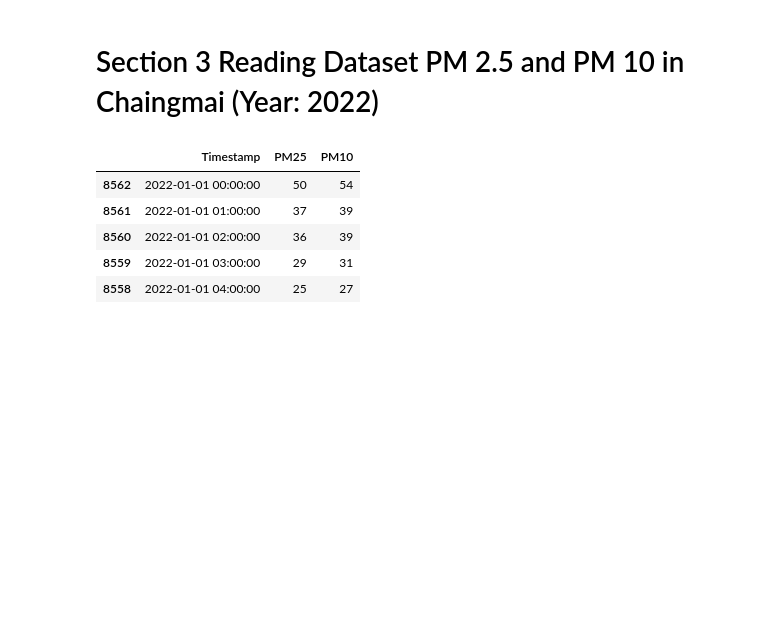
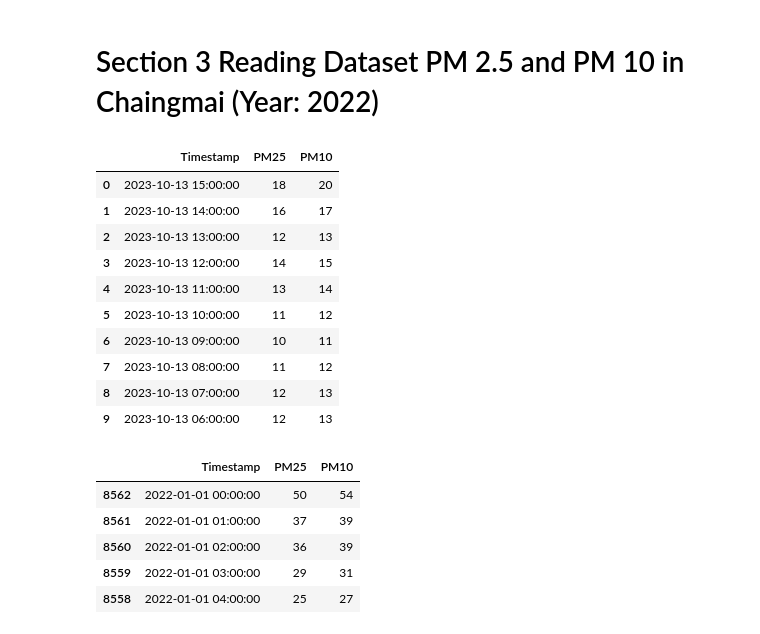
Before and after one commit to akaddman/ml_data, a Jupyter notebook: The_Relationship_of_PM2_5_and_PM10_with_Respiratory_Disease_Incidence_in_Mueang_Chiang_Mai.ipynb, the cells around one changed output. Saved outputs shown, nothing was run; the diff lists cells and outputs as text; code cells hidden in the pictures; blank space fills up the shorter version.

```diff
--- a/The_Relationship_of_PM2_5_and_PM10_with_Respiratory_Disease_Incidence_in_Mueang_Chiang_Mai.ipynb
+++ b/The_Relationship_of_PM2_5_and_PM10_with_Respiratory_Disease_Incidence_in_Mueang_Chiang_Mai.ipynb
@@ -50,21 +52,34 @@ inf('\u2714 Clone data Complete!!! ','success', '300px')
 # %%
 # @title 3.1 Reading Dataset PM 2.5 and PM 10 in Chaingmai (Year: 2022)
 
 #reading the dataset
 csv_files = [
     '/content/ml_data/BearHugCafe-เมือง-เชียงใหม่.csv',
     '/content/ml_data/คณะมนุษยศาสตร์-มช-HB5-เชียงใหม่.csv',
     '/content/ml_data/ชุมชนวัดเกต-เมือง-เชียงใหม่.csv']
 
 df = pd.concat([pd.read_csv(file) for file in csv_files ], ignore_index=True)
 
-dfd=df[ ['Timestamp','PM25','PM10'] ].reset_index()
-dfd=dfd.drop(labels='index', axis=1)
+dfd = df[ ['Timestamp','PM25','PM10'] ].reset_index()
+dfd = dfd.drop(labels='index', axis=1)
 
 dfd['Timestamp']=pd.to_datetime(dfd['Timestamp'])
+
 # dfd.info()
 # print(dfd.shape)
-# dfd.head()
+dfd.head(10)
+# %% [output]
+|  | Timestamp | PM25 | PM10 |
+| 0 | 2023-10-13 15:00:00 | 18 | 20 |
+| 1 | 2023-10-13 14:00:00 | 16 | 17 |
+| 2 | 2023-10-13 13:00:00 | 12 | 13 |
+| 3 | 2023-10-13 12:00:00 | 14 | 15 |
+| 4 | 2023-10-13 11:00:00 | 13 | 14 |
+| 5 | 2023-10-13 10:00:00 | 11 | 12 |
+| 6 | 2023-10-13 09:00:00 | 10 | 11 |
+| 7 | 2023-10-13 08:00:00 | 11 | 12 |
+| 8 | 2023-10-13 07:00:00 | 12 | 13 |
+| 9 | 2023-10-13 06:00:00 | 12 | 13 |
 # %%
 # @title 3.2 Setting Data Usage Boundaries for the Year 2022
 start_date = datetime(year=2022, month=1, day=1)
```
Also changed, not shown: parts of 13 cells of this notebook, 3 other files.
